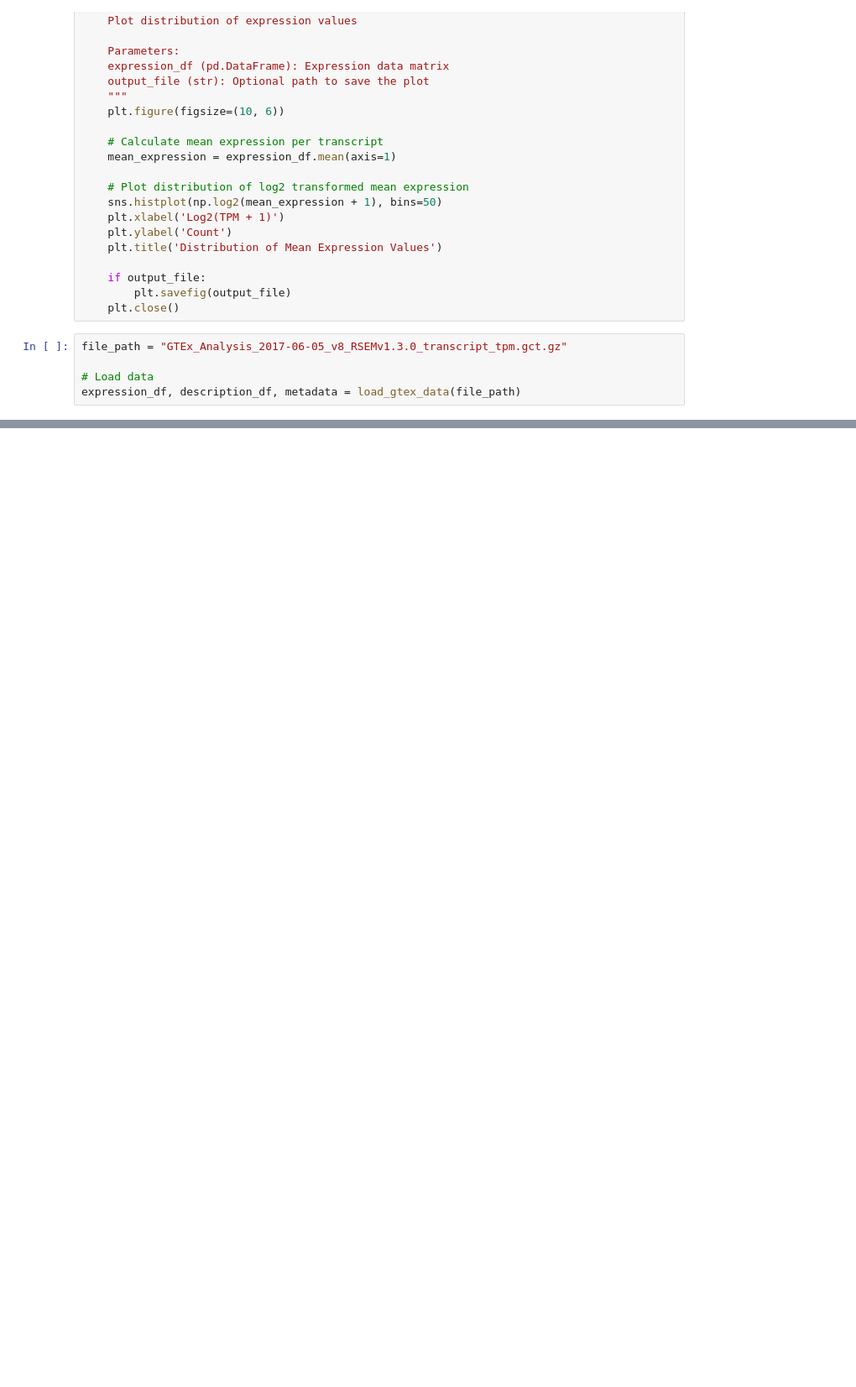
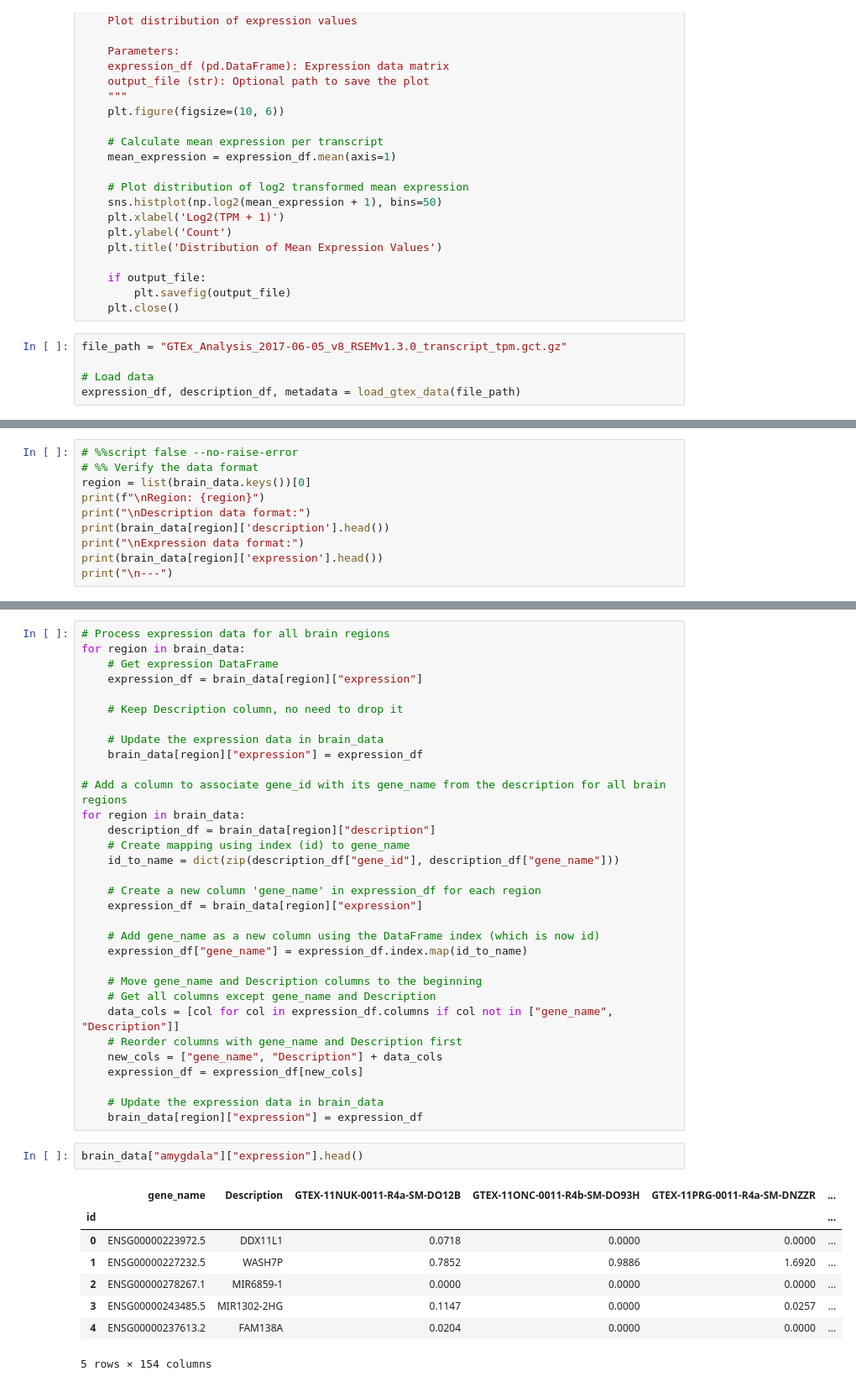
Before and after one commit to michal7kw/SRF_SRRM3, a Jupyter notebook: load_data.ipynb, the cells around one changed output, grey strips where cells are left out. Shown at 84% size. Saved outputs shown, nothing was run; the diff lists cells and outputs as text; blank space fills up the shorter version.

Commit message:
load data

```diff
--- a/load_data.ipynb
+++ b/load_data.ipynb
@@ -143,0 +420,10 @@ plot_expression_distribution(filtered_df, "expression_distribution.png")
+# %%
+# %%script false --no-raise-error
+# %% Verify the data format
+region = list(brain_data.keys())[0]
+print(f"\nRegion: {region}")
+print("\nDescription data format:")
+print(brain_data[region]['description'].head())
+print("\nExpression data format:")
+print(brain_data[region]['expression'].head())
+print("\n---")
@@ -143,0 +467,43 @@ plot_expression_distribution(filtered_df, "expression_distribution.png")
+# %%
+# Process expression data for all brain regions
+for region in brain_data:
+    # Get expression DataFrame
+    expression_df = brain_data[region]["expression"]
+
+    # Keep Description column, no need to drop it
+
+    # Update the expression data in brain_data
+    brain_data[region]["expression"] = expression_df
+
+# Add a column to associate gene_id with its gene_name from the description for all brain regions
+for region in brain_data:
+    description_df = brain_data[region]["description"]
+    # Create mapping using index (id) to gene_name
+    id_to_name = dict(zip(description_df["gene_id"], description_df["gene_name"]))
+
+    # Create a new column 'gene_name' in expression_df for each region
+    expression_df = brain_data[region]["expression"]
+
+    # Add gene_name as a new column using the DataFrame index (which is now id)
+    expression_df["gene_name"] = expression_df.index.map(id_to_name)
+
+    # Move gene_name and Description columns to the beginning
+    # Get all columns except gene_name and Description
+    data_cols = [col for col in expression_df.columns if col not in ["gene_name", "Description"]]
+    # Reorder columns with gene_name and Description first
+    new_cols = ["gene_name", "Description"] + data_cols
+    expression_df = expression_df[new_cols]
+
+    # Update the expression data in brain_data
+    brain_data[region]["expression"] = expression_df
+# %%
+brain_data["amygdala"]["expression"].head()
+# %% [output]
+|  | gene_name | Description | GTEX-11NUK-0011-R4a-SM-DO12B | GTEX-11ONC-0011-R4b-SM-DO93H | GTEX-11PRG-0011-R4a-SM-DNZZR | ... |
+| id |  |  |  |  |  | ... |
+| 0 | ENSG00000223972.5 | DDX11L1 | 0.0718 | 0.0000 | 0.0000 | ... |
+| 1 | ENSG00000227232.5 | WASH7P | 0.7852 | 0.9886 | 1.6920 | ... |
+| 2 | ENSG00000278267.1 | MIR6859-1 | 0.0000 | 0.0000 | 0.0000 | ... |
+| 3 | ENSG00000243485.5 | MIR1302-2HG | 0.1147 | 0.0000 | 0.0257 | ... |
+| 4 | ENSG00000237613.2 | FAM138A | 0.0204 | 0.0000 | 0.0000 | ... |
+5 rows × 154 columns
```
Also changed, not shown: parts of 28 cells of this notebook, 1 other file.
